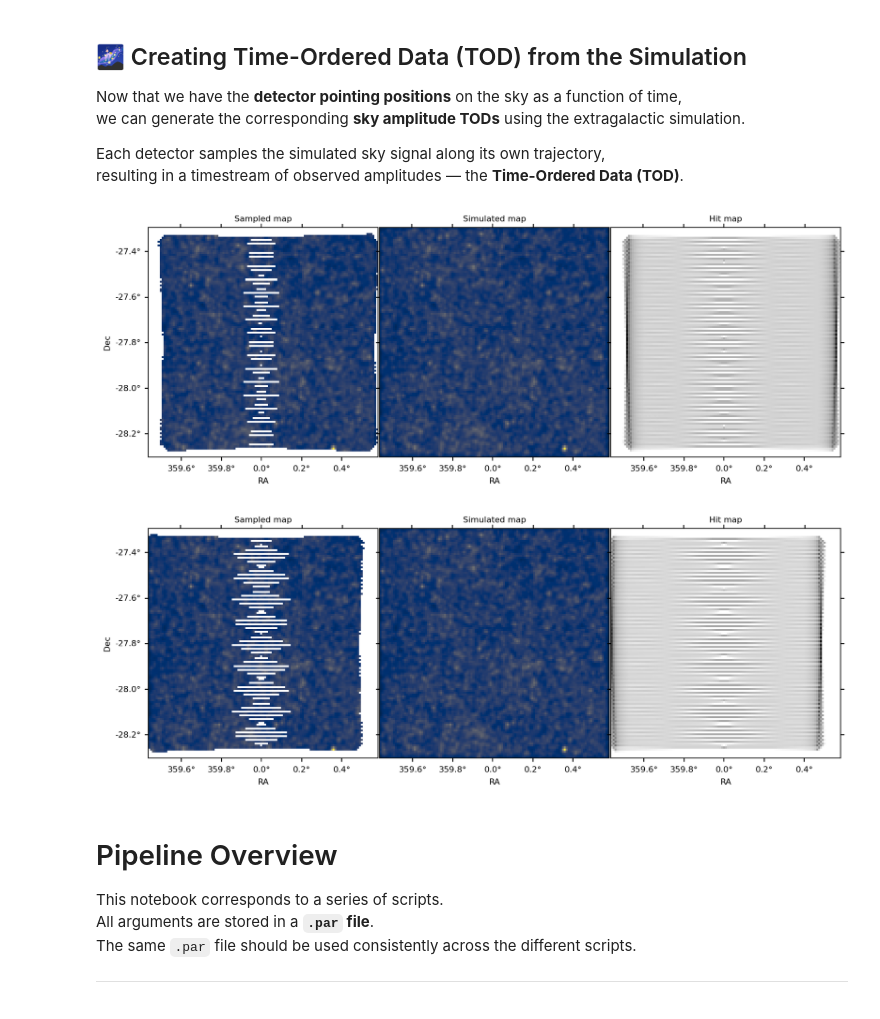
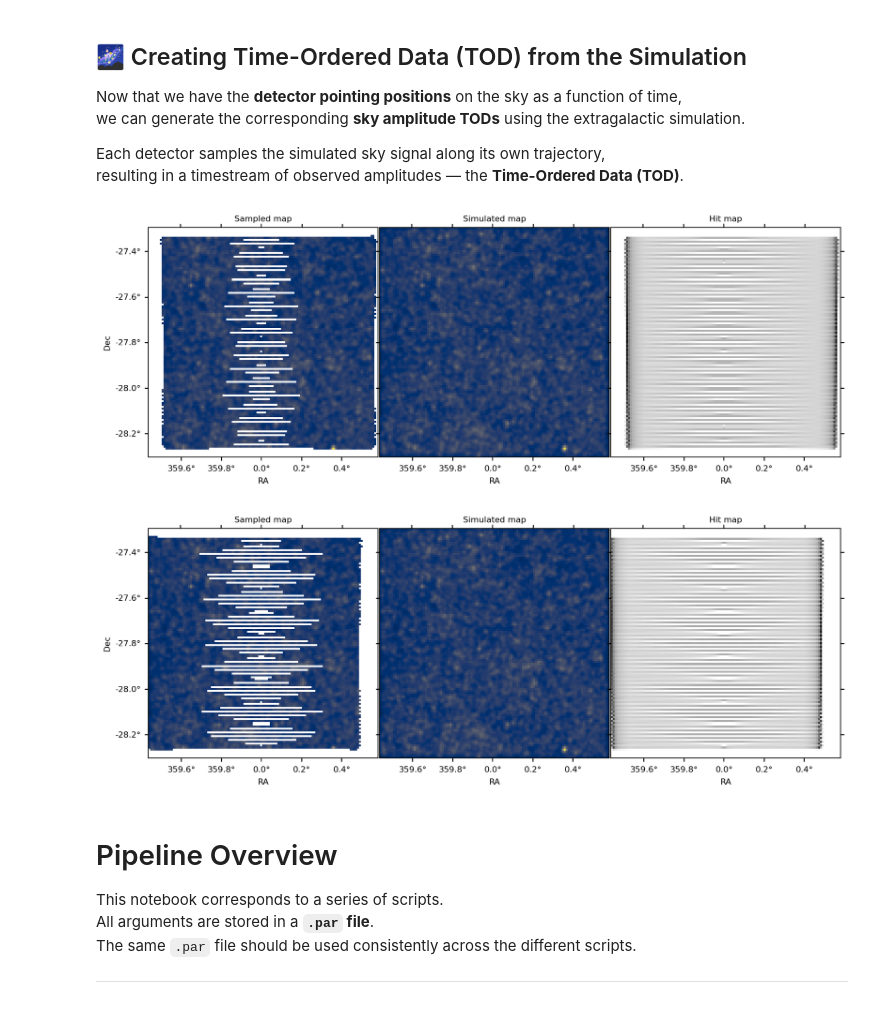
Before and after one commit to tim-balloon/TIM_analysis, a Jupyter notebook: timestream_maker/timestream_generator.ipynb, the cells around one changed output. Cells and saved outputs as stored; diff of their text form; code cells hidden in the pictures.

```diff
--- a/timestream_maker/timestream_generator.ipynb
+++ b/timestream_maker/timestream_generator.ipynb
@@ -52,9 +52,9 @@ if(res is None):
 theta = np.radians(0)
 # %%
 #We will generate a TOD of duration T_duration.
-T_duration = 1+0/60+0/3600 #h, min, s
+T_duration = 0+30/60+0/3600 #h, min, s
 # Define the acquisition rate, or how many samples the detectors acquire per second during T_duration.
-acquisition_frequency = 488  #Hz
+acquisition_frequency = 100  #Hz
 # Computes the sampling/acquisition period. It makes the timestep non rational to avoid some stripes in the hitmap.
 dt = 1/acquisition_frequency/3600*np.pi/3.14 #dt in hours.
 #Sample Per Frame (spf), defined as the round number of sample per second. It will be used to load the data again in Namap.
@@ -222,7 +222,7 @@ xedges,yedges,hit_map = binMap(pointing_paths,res=res,dec=dec,ra=ra)
 # %%
 #Plot a scan route
 BS = 8; plt.rc('font', size=BS); plt.rc('axes', titlesize=BS); plt.rc('axes', labelsize=BS)
-fig, axs = plt.subplots(1,3,figsize=(9,3), dpi=160,)
+fig, axs = plt.subplots(1,3,figsize=(9,3), dpi=150)
 #---
 axp, axpix, axdet = axs[0], axs[1], axs[2]
 img = axp.imshow((hit_map), extent=[x_cen-1, x_cen+1,y_cen-1, y_cen+1,],
@@ -246,7 +246,6 @@ axpix.set_ylabel('Dec [deg]')
 
 #------------------------------------------------------------------------
 #Here, we look at how many detectors have scanned a sky pixel at least once.
-fig, axdet = plt.subplots(figsize=(3,3), dpi=160,)
 hit_maps = []
 for idx in range(len(pointing_paths)):
     xedges,yedges,hitmap = binMap(pointing_paths[idx],res=res,dec=dec,ra=ra, shape= hit_map.shape)
@@ -289,9 +288,9 @@ wcs = WCS(hdr, naxis=2)
 #Create the list of frequency channels of the simulated cube.
 
 if('R' in simu_sky_path): #logspaced frequencies
-    freqs = ( np.exp( hdr['CRVAL3'] + hdr['CDELT3'] * np.arange(hdr['NAXIS3']) ) *u.Unit(hdr['CUNIT3']) ).to(u.GHz)
+    freqs = ( np.exp( hdr['CRVAL3'] + hdr['CDELT3'] * np.arange(hdr['NAXIS3']) ) *u.Unit(hdr['CUNIT3']) ).to(u.GHz).value
 else: #linear spaced frequencies
-    freqs =( np.arange(hdr['CRVAL3'], hdr['CRVAL3']+hdr['NAXIS3']*hdr['CDELT3'], hdr['CDELT3'])*u.Unit(hdr['CUNIT3']) ).to(u.GHz)
+    freqs =( np.arange(hdr['CRVAL3'], hdr['CRVAL3']+hdr['NAXIS3']*hdr['CDELT3'], hdr['CDELT3'])*u.Unit(hdr['CUNIT3']) ).to(u.GHz).value
 
 #Create the binning of the map in pixel coordinates.
 xbins = np.arange(-0.5, hdr['NAXIS1']+0.5, 1)
@@ -324,47 +323,46 @@ for array_name, array, freqs_array, pointing_paths_to_save in zip(('SW', 'LW'),
                                           (pointing_paths_SW,pointing_paths_LW)):
 
     #For each frequency channel in the channels
-    for fi, f in enumerate(freqs_array):
+    for fi, freq in enumerate(freqs_array):
+
+        index = np.argmin(np.abs(freqs - freq))
 
         #Select the electromagnetic frequency channel out of which the TODs will be sampled.
-        F = fi
-        if(array_name=='LW'): F += nb_channels_per_array
-        Map = cube[F,:,:]
+        Map = cube[index,:,:]
         #----------------------------------------
 
         #----------------------------------------
         #Sample the sky amplitude from the map
         hist, norm, samples, positions_x, positions_y = gen_tod(wcs, Map, hdr, ybins, xbins, pointing_paths_to_save)
         #----------------------------------------
         # Create names for the detectors.
-        names = [f"{array_name}_{F}_{random.randint(0, 9999):04d}" for _ in range(len(pointing_paths_to_save))]
+        names = [f"{array_name}_{freq}_{random.randint(0, 9999):04d}" for _ in range(len(pointing_paths_to_save))]
 
         #Save the TODs under the name of there detector, in an .hdf5 file that works like a dictionnary.
         #The .tsv file contains the names, angular offsets, and the electromagnetic frequency of each detectors.
-        save_tod_in_hdf5(tod_file, names, samples, array[:,0], array[:,1], 'example.tsv', freqs[F].value, spf, acquisition_frequency)
-
+        save_tod_in_hdf5(tod_file, names, samples, array[:,0], array[:,1], 'example.tsv', freq, spf, acquisition_frequency,pointing_paths_to_save)
         #-----------------------------------------------------------------
         if(fi ==0 or False):
 
             fig, axs = plt.subplots(1,3, figsize=(12,4), dpi = 200,subplot_kw={'projection': wcs}, sharex=True, sharey=True )
             axs[0].set_title('Sampled map')
             axs[1].set_title('Simulated map')
             axs[2].set_title('Hit map')
             imgdec = axs[0].imshow(hist, interpolation='nearest', origin='lower', vmin=Map.min(), vmax=Map.max(), cmap='cividis' )
             img = axs[1].imshow(Map, interpolation='nearest', origin='lower', vmin=Map.min(), vmax=Map.max(), cmap='cividis' )
             count = axs[2].imshow(norm, interpolation='nearest', origin='lower', cmap='binary' )
             for ax in (axs[0], axs[1], axs[2]):
                 lon = ax.coords[0]
                 LAT = ax.coords[1]
                 LAT.set_major_formatter('d.d')
                 lon.set_major_formatter('d.d')
                 lon.set_axislabel('RA')
                 LAT.set_axislabel('Dec')
                 if(ax is not axs[0]): ax.tick_params(axis='y', labelleft=False)
             plt.subplots_adjust(wspace=0, hspace=0)
 # %% [output]
-[figure, old version]
+[figure, new version]
-[figure, old version]
+[figure, new version]
 # %% [markdown]
 # Pipeline Overview
 
```
Also changed, not shown: parts of 3 cells of this notebook, 2 other files.
